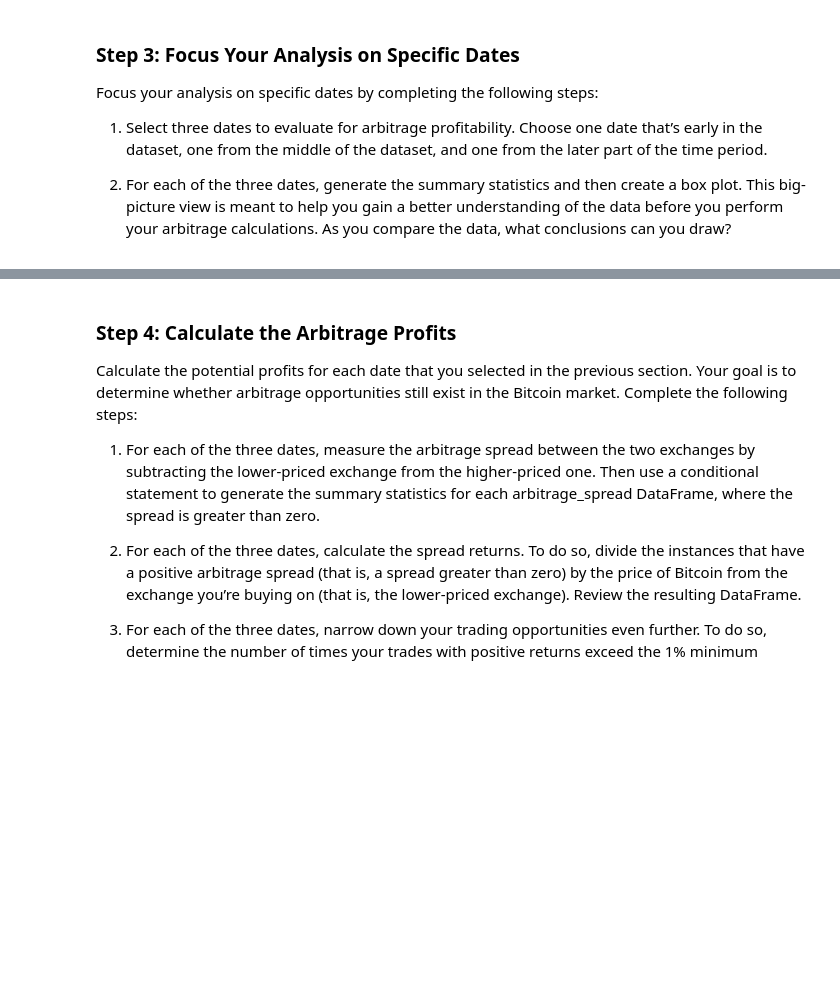
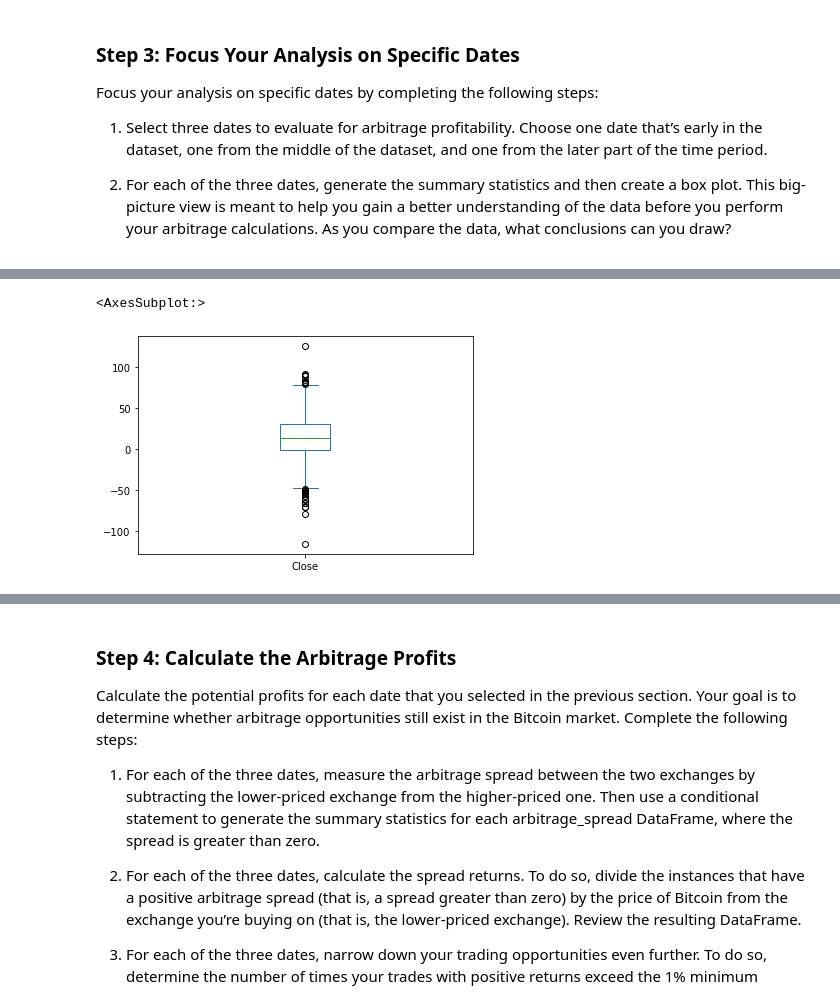
Before and after one commit to jingjpu/crypto-arb, a Jupyter notebook: crypto_arbitrage.ipynb, the cells around one changed output, grey strips where cells are left out. Cells and saved outputs as stored; diff of their text form; code cells hidden in the pictures; blank space fills up the shorter version.

```diff
--- a/crypto_arbitrage.ipynb
+++ b/crypto_arbitrage.ipynb
@@ -311,7 +331,8 @@ SyntaxError: invalid syntax (3616388465.py, line 3)
 # %%
 # Using the date in the middle that you have selected, calculate the arbitrage spread
 # by subtracting the bitstamp lower closing prices from the coinbase higher closing prices
-arbitrage_spread_middle = # YOUR CODE HERE
+arbitrage_spread_middle = (coinbase["Close"]-bitstamp["Close"]).loc["2018-02-15":"2018-02-15"]
 
 # Generate summary statistics
-# YOUR CODE HERE
+arbitrage_spread_middle.describe()
+#arbitrage_spread_middle.isnull().sum() #check null values
@@ -318,6 +349,9 @@ arbitrage_spread_middle = # YOUR CODE HERE
 # %%
 # Visualize the arbitrage spread from the middle of the dataset in a box plot
-# YOUR CODE HERE
+arbitrage_spread_middle.plot(kind='box')
+# %% [output]
+<AxesSubplot:>
+[figure, added]
 # %%
 # Create an overlay plot that visualizes the two dataframes over a period of one day from late in the dataset.
 # Be sure that the plots include the parameters `legend`, `figsize`, `title`, `color` and `label`
```
Also changed, not shown: parts of 20 cells of this notebook.
